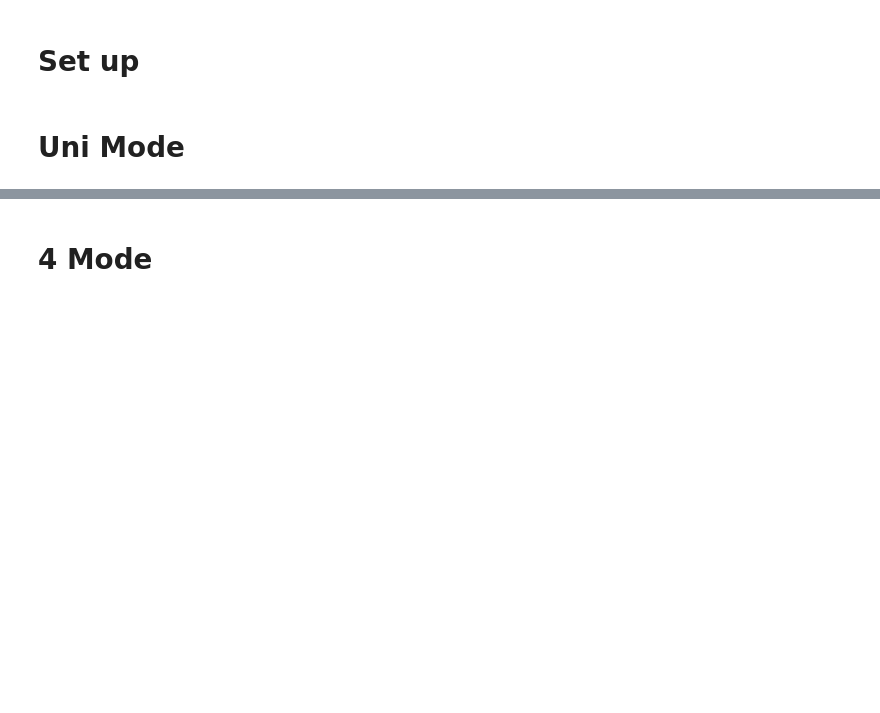
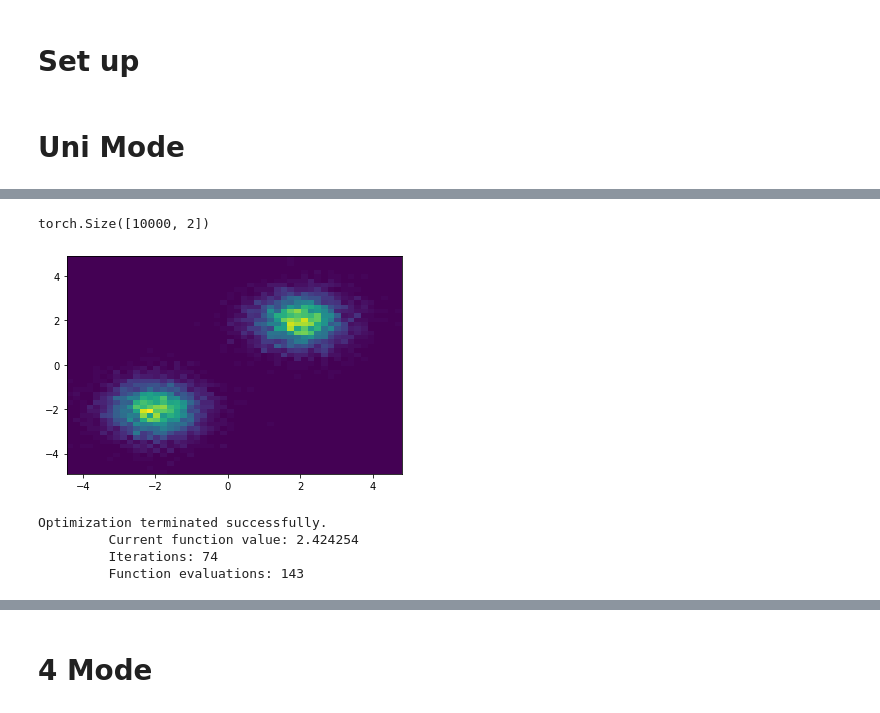
Before and after one commit to DARE-ML/GAN-proposaldistributionMCMC, a Jupyter notebook: 2dmodegan.ipynb, the cells around one changed output, grey strips where cells are left out. Cells and saved outputs as stored; diff of their text form; code cells hidden in the pictures; blank space fills up the shorter version.

```diff
--- a/2dmodegan.ipynb
+++ b/2dmodegan.ipynb
@@ -91,0 +170,57 @@ from Code.gan import MixtureSimplexTrainTogether
+# %%
+mu = torch.Tensor(
+    [[2,2],
+     [-2,-2]]
+)
+sigma = torch.Tensor(
+    [[[0.5, 0.  ],
+      [0.  , 0.5]],
+     [[0.5, 0.  ],
+      [0.  , 0.5]]]
+)
+
+gaus = D.Independent(D.MultivariateNormal(mu,sigma),0)
+c_weight = D.Categorical(torch.tensor(torch.ones(2)))
+target = gausMixture = D.MixtureSameFamily(c_weight,gaus)
+
+samples = torch.zeros(10000,2)#target.rsample(torch.Size([10000]))
+for i in range(10000):
+    samples[i] = target.sample()
+
+print(samples.shape)
+plt.hist2d(samples[:,0].numpy(),samples[:,1].numpy(),50)
+plt.show()
+# %% [output]
+torch.Size([10000, 2])
+[figure, added]
+# %%
+Gen = generator()
+Dis = disc_mixture()
+
+batch_size = 128
+lr = 0.0002
+goptim = optim.Adam(Gen.parameters(), lr=lr, betas=(0.5, 0.999)) # betas=(0,0.9))#
+doptim = optim.Adam(Dis.parameters(), lr=lr, betas=(0.5, 0.999)) # betas=(0,0.9))#
+
+# Load data
+train_loader = DataLoader(samples, batch_size=batch_size, shuffle=True)
+
+
+train = MixtureSimplexTrainTogether(
+    epochs          = 500,
+    goptim          =goptim,
+    doptim          =doptim,
+    generator       = Gen,
+    discriminator   = Dis,
+    dataloader      = train_loader,
+    latentdim       = (2,),
+
+    disc_dimension  =4,   # paper = 9
+    sigma_scale     =0.25 # paper
+
+)
+# %% [output]
+Optimization terminated successfully.
+         Current function value: 2.424254
+         Iterations: 74
+         Function evaluations: 143
```
Also changed, not shown: parts of 14 cells of this notebook, 1 other file.
